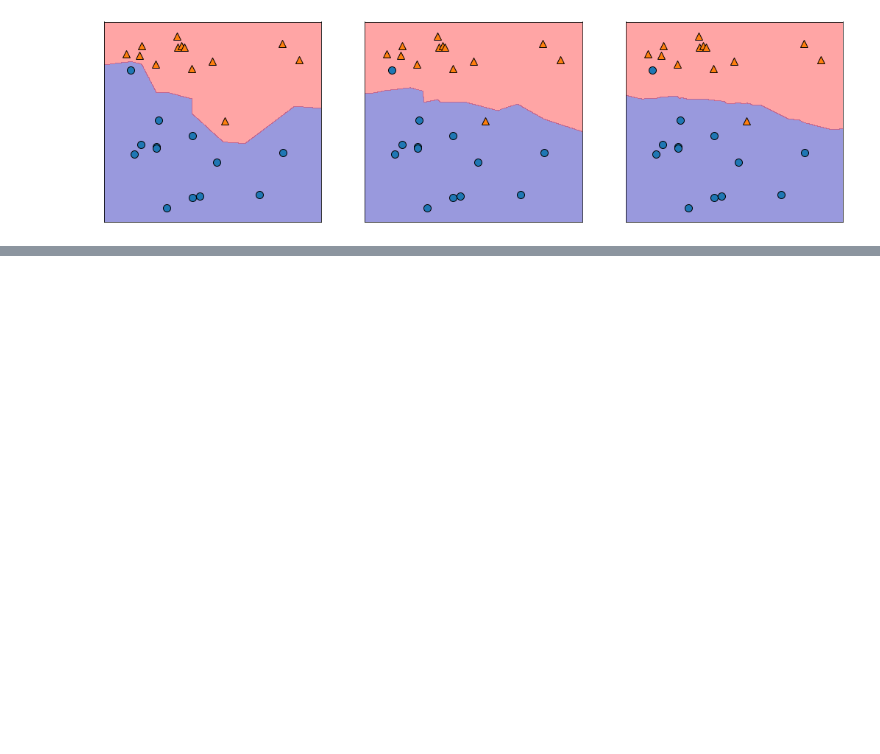
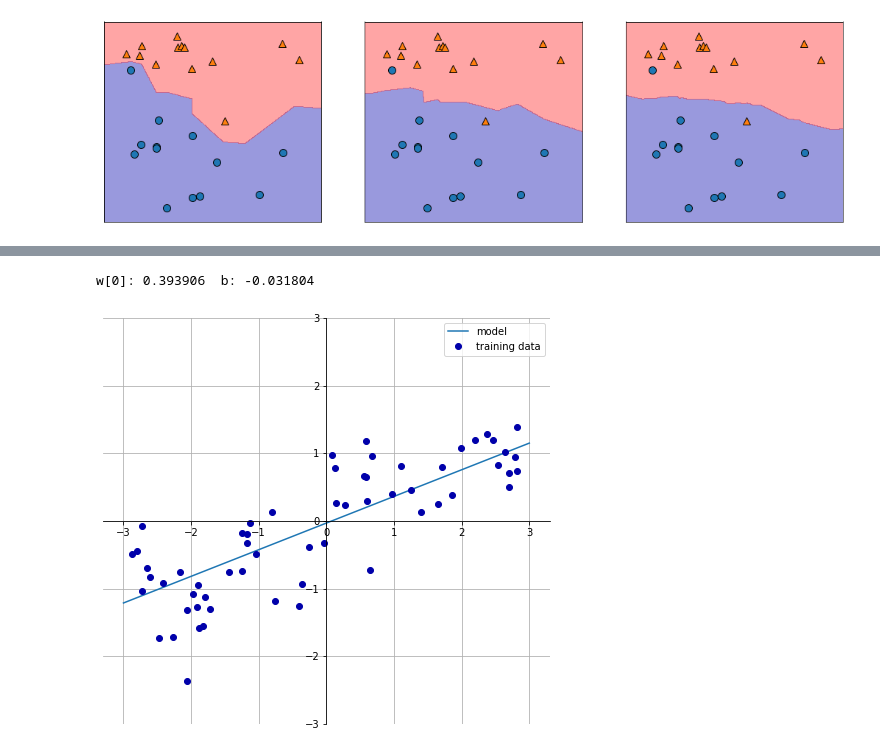
Before and after one commit to gotocernlikelion/study_ai, a Jupyter notebook: day03.ipynb, the cells around one changed output, grey strips where cells are left out. Drawn from its saved outputs; the diff is of its cells as text; code cells hidden in the pictures; blank space fills up the shorter version.

```diff
--- a/day03.ipynb
+++ b/day03.ipynb
@@ -380,0 +394,5 @@ cancer # data 가 X 값, target 이 y 값.
+# %%
+mglearn.plots.plot_linear_regression_wave()
+# %% [output]
+w[0]: 0.393906  b: -0.031804
+[figure, added]
```
Also changed, not shown: parts of 36 cells of this notebook.
